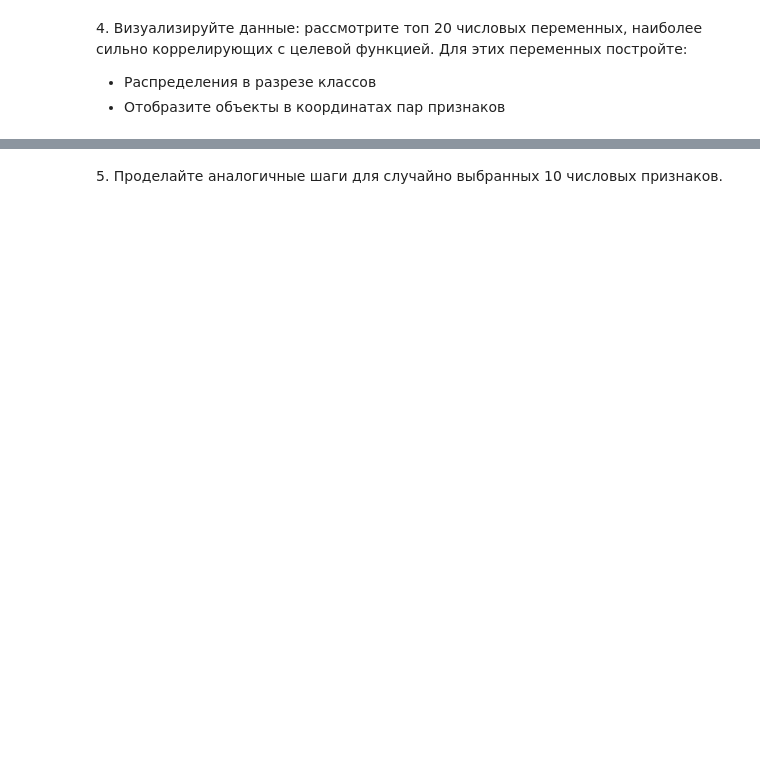
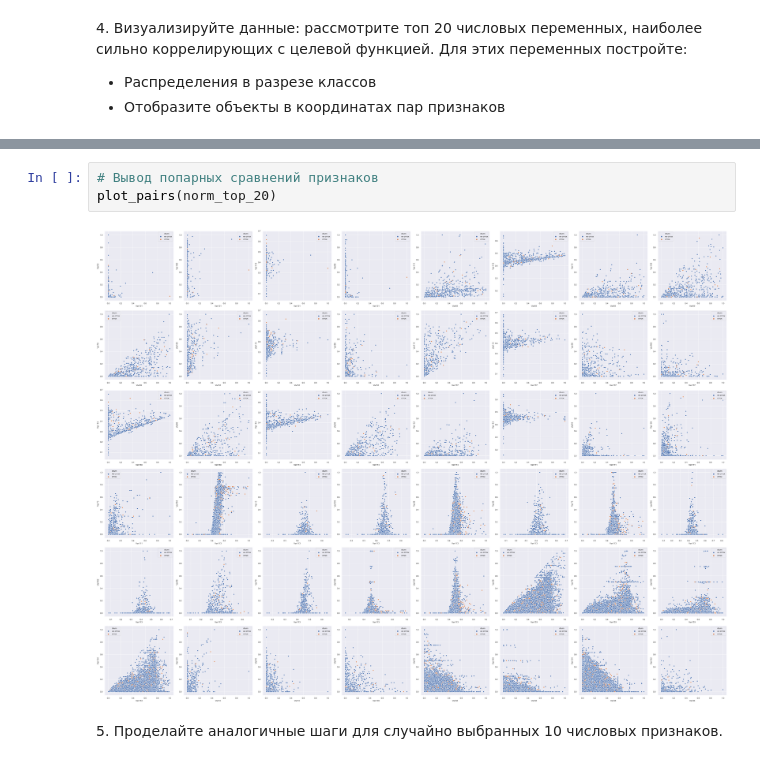
Before and after one commit to metelkinp/coursera-ml-churn-prediction, a Jupyter notebook: week_1.ipynb, the cells around one changed output, grey strips where cells are left out. Cells and saved outputs as stored; diff of their text form; blank space fills up the shorter version.

```diff
--- a/week_1.ipynb
+++ b/week_1.ipynb
@@ -63,2 +197,7 @@ Name: churn, dtype: float64
+# %%
+# Вывод попарных сравнений признаков
+plot_pairs(norm_top_20)
+# %% [output]
+[figure, added]
 # %% [markdown]
 5\. Проделайте аналогичные шаги для случайно выбранных 10 числовых признаков.
```
Also changed, not shown: parts of 15 cells of this notebook.
